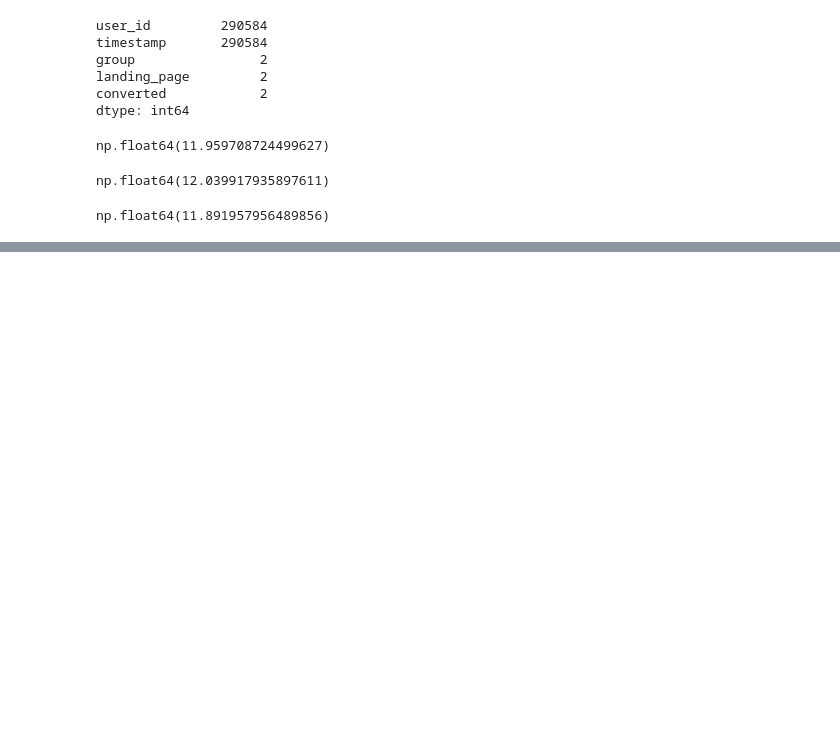
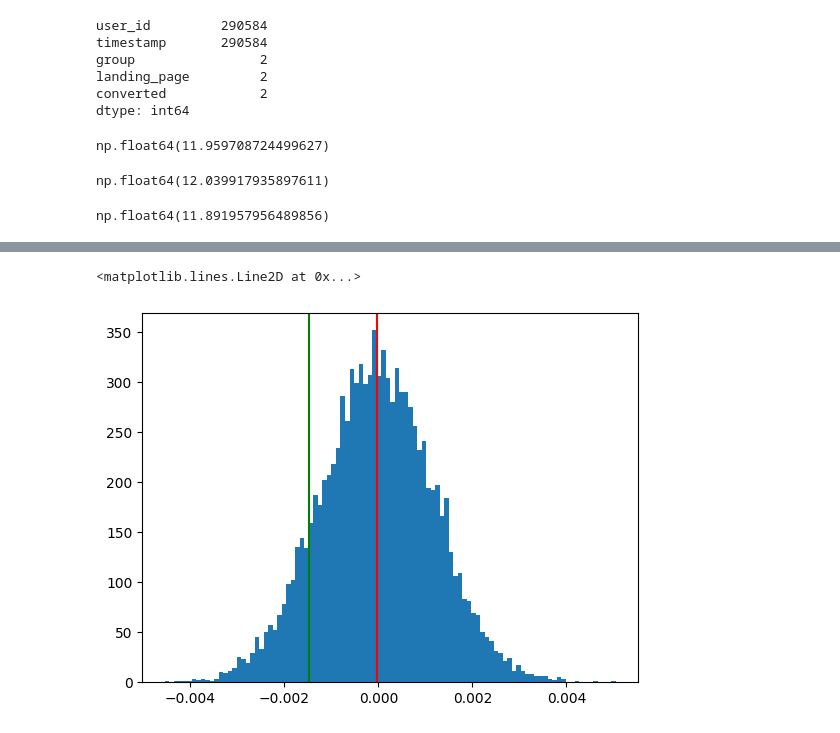
Before and after one commit to Iliya-Askari/Data-Science-Practice, a Jupyter notebook: Inferential/ABTest2.ipynb, the cells around one changed output, grey strips where cells are left out. Cells and saved outputs as stored; diff of their text form; code cells hidden in the pictures; blank space fills up the shorter version.

```diff
--- a/Inferential/ABTest2.ipynb
+++ b/Inferential/ABTest2.ipynb
@@ -153,0 +184,4 @@ np.float64(11.891957956489856)
+# %%
+new_page_converted = np.random.binomial(len(df2_treatment), df2.converted.mean(), 10000) / len(df2_treatment)
+# %%
+old_page_converted = np.random.binomial(len(df2_control), df2.converted.mean(), 10000) / len(df2_control)
@@ -153,0 +199,2 @@ np.float64(11.891957956489856)
+# %%
+ab_data_diff = df2_treatment['converted'].mean() - df2_control['converted'].mean()
@@ -153,0 +213,9 @@ np.float64(11.891957956489856)
+# %%
+plt.hist(p_diffs, bins=100)
+low = ab_data_diff
+higth = p_diffs.mean()
+plt.axvline(x=low, color='g')
+plt.axvline(x=higth, color='r')
+# %% [output]
+<matplotlib.lines.Line2D at 0x...>
+[figure, added]
```
Also changed, not shown: parts of 12 cells of this notebook.
